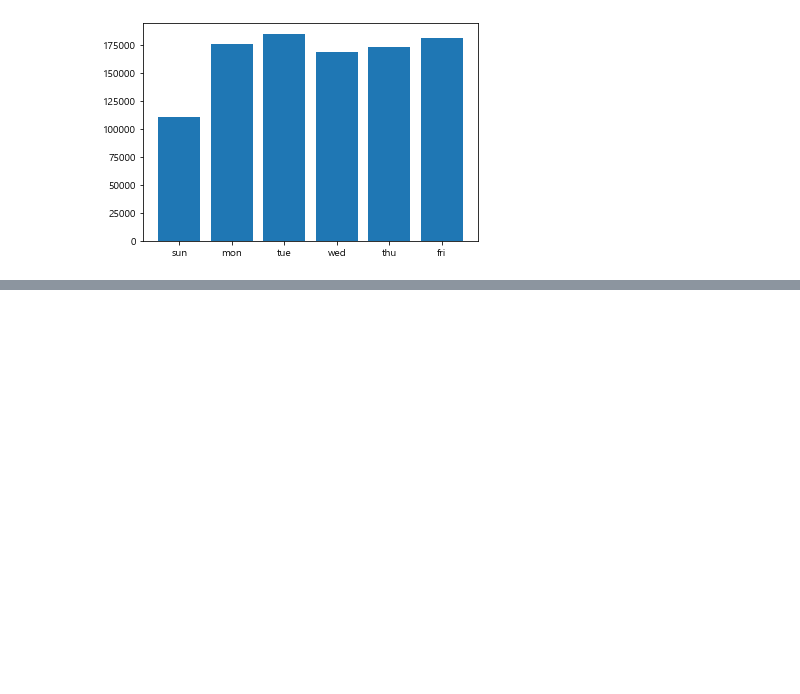
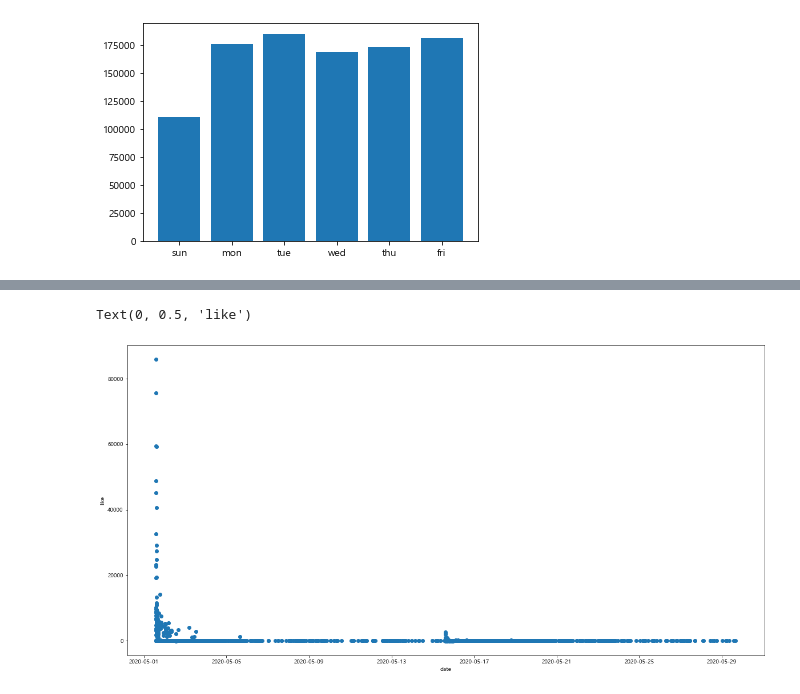
Before and after one commit to 9JIMIN/comic, a Jupyter notebook: collection.ipynb, the cells around one changed output, grey strips where cells are left out. Saved outputs shown, nothing was run; the diff lists cells and outputs as text; code cells hidden in the pictures; blank space fills up the shorter version.

```diff
--- a/collection.ipynb
+++ b/collection.ipynb
@@ -640,0 +643,23 @@ ax.bar(list(df.weekday), list(df.avgLike));
+# %%
+from bson.objectid import ObjectId
+
+comments=db['allComments']
+
+pipeline=[
+    {
+        '$match': {
+            'episodeId': ObjectId('5ecd1f1028a8a267d5fe77b5')
+        }
+    }, {
+        '$project': {
+            'contents': 0,
+            'episodeId': 0,
+            '_id': 0
+        }
+    }
+]
+
+plist=list(comments.aggregate(pipeline))
+
+df=pd.DataFrame(plist)
+df
@@ -640,0 +680,9 @@ ax.bar(list(df.weekday), list(df.avgLike));
+# %%
+fig, ax = plt.subplots(figsize=(20,10))
+
+plt.scatter('date','like',data=df)
+plt.xlabel("date")
+plt.ylabel("like")
+# %% [output]
+Text(0, 0.5, 'like')
+[figure, added]
```
Also changed, not shown: parts of 10 cells of this notebook.
